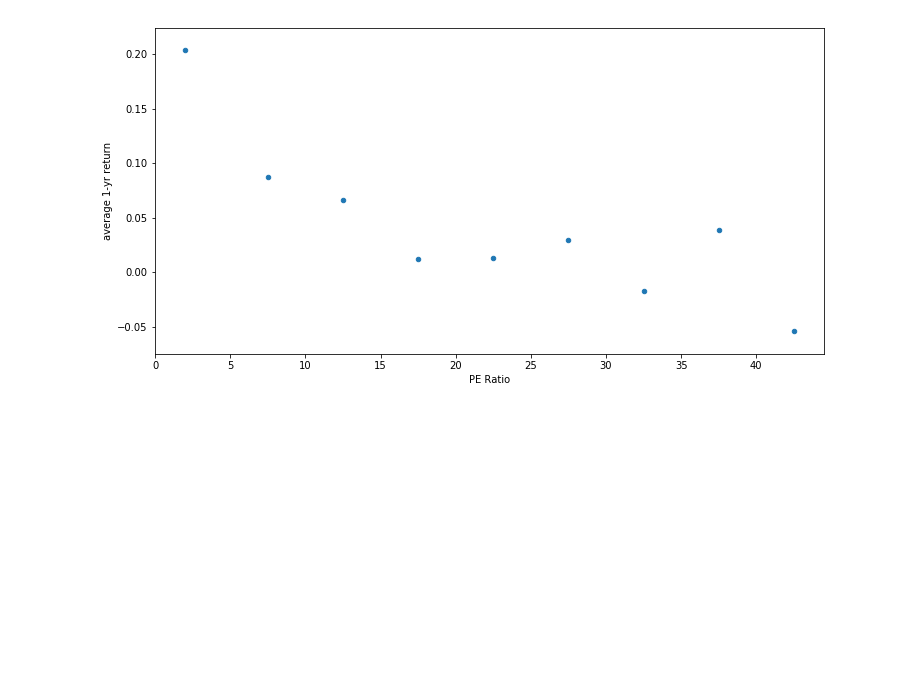
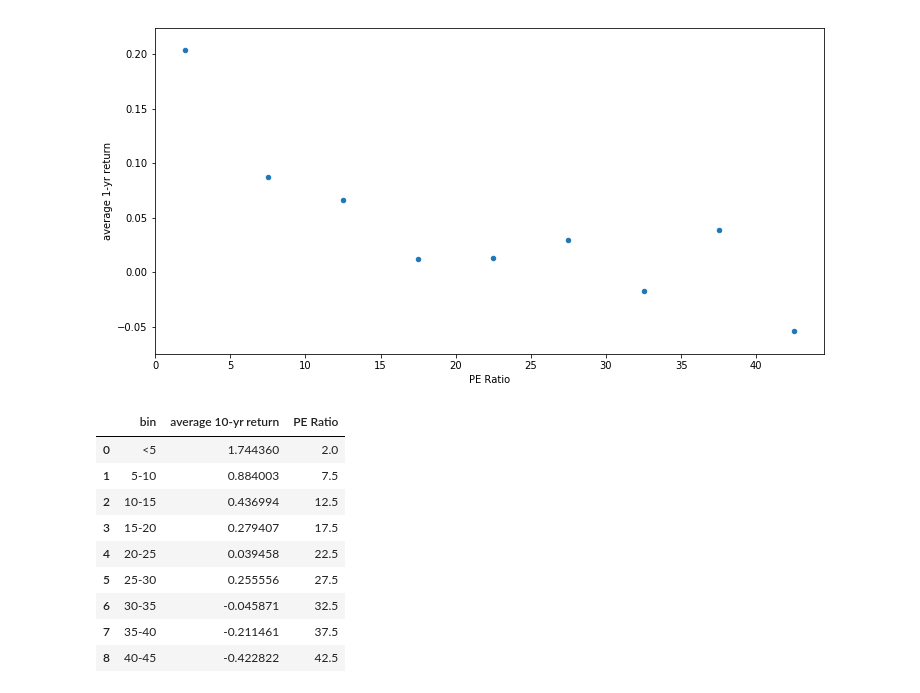
Before and after one commit to mike-jolliffe/Projects, a Jupyter notebook: PE_stats/PE_exploration.ipynb, the cells around one changed output. Drawn from its saved outputs; the diff is of its cells as text; code cells hidden in the pictures; blank space fills up the shorter version.

```diff
--- a/PE_stats/PE_exploration.ipynb
+++ b/PE_stats/PE_exploration.ipynb
@@ -94,0 +105,50 @@ new_df.plot('PE Ratio',1, kind='scatter', figsize=(12,6))
+# %%
+freq_dict_10 = {
+    '<5': [],
+    '5-10': [],
+    '10-15': [],
+    '15-20': [],
+    '20-25': [],
+    '25-30': [],
+    '30-35': [],
+    '35-40': [],
+    '40-45': [],
+#     '45-50': []
+}
+
+for val in loss_10_year:
+    if val[1] < 5:
+        freq_dict_10['<5'].append(val[2])
+    elif val[1] < 10:
+        freq_dict_10['5-10'].append(val[2])
+    elif val[1] < 15:
+        freq_dict_10['10-15'].append(val[2])
+    elif val[1] < 20:
+        freq_dict_10['15-20'].append(val[2])
+    elif val[1] < 25:
+        freq_dict_10['20-25'].append(val[2])
+    elif val[1] < 30:
+        freq_dict_10['25-30'].append(val[2])
+    elif val[1] < 35:
+        freq_dict_10['30-35'].append(val[2])
+    elif val[1] < 40:
+        freq_dict_10['35-40'].append(val[2])
+    elif val[1] < 45:
+        freq_dict_10['40-45'].append(val[2])
+# %%
+avg_change_10 = [(key, np.mean(value)) for key, value in freq_dict_10.items()]
+new_df_10 = pd.DataFrame(avg_change_10)
+new_df_10['PE Ratio'] = [2,7.5,12.5,17.5,22.5,27.5,32.5,37.5,42.5]
+new_df_10.columns = ['bin', 'average 10-yr return', 'PE Ratio']
+new_df_10
+# %% [output]
+|  | bin | average 10-yr return | PE Ratio |
+| 0 | <5 | 1.744360 | 2.0 |
+| 1 | 5-10 | 0.884003 | 7.5 |
+| 2 | 10-15 | 0.436994 | 12.5 |
+| 3 | 15-20 | 0.279407 | 17.5 |
+| 4 | 20-25 | 0.039458 | 22.5 |
+| 5 | 25-30 | 0.255556 | 27.5 |
+| 6 | 30-35 | -0.045871 | 32.5 |
+| 7 | 35-40 | -0.211461 | 37.5 |
+| 8 | 40-45 | -0.422822 | 42.5 |
```
Also changed, not shown: parts of 3 cells of this notebook.
